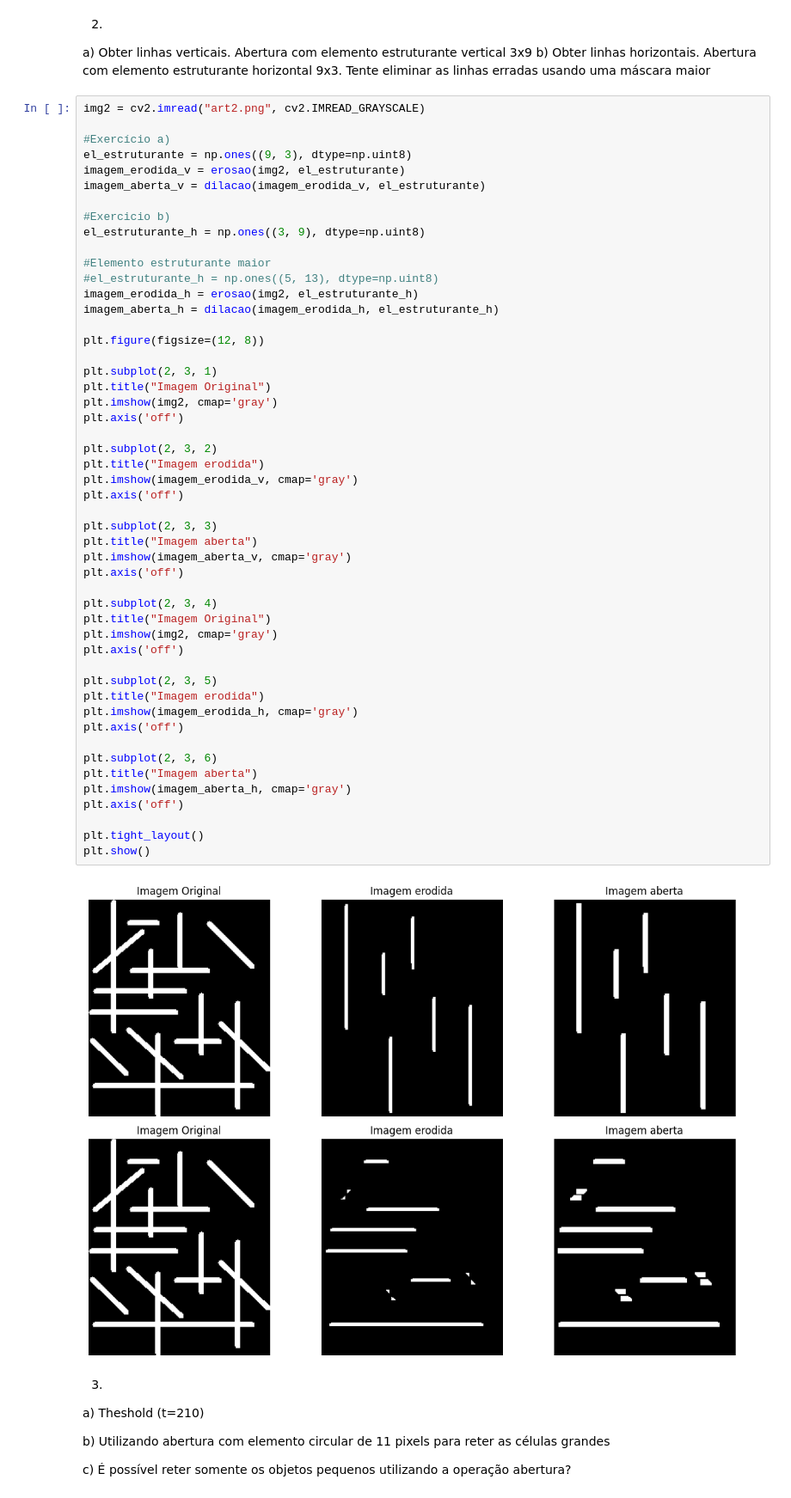
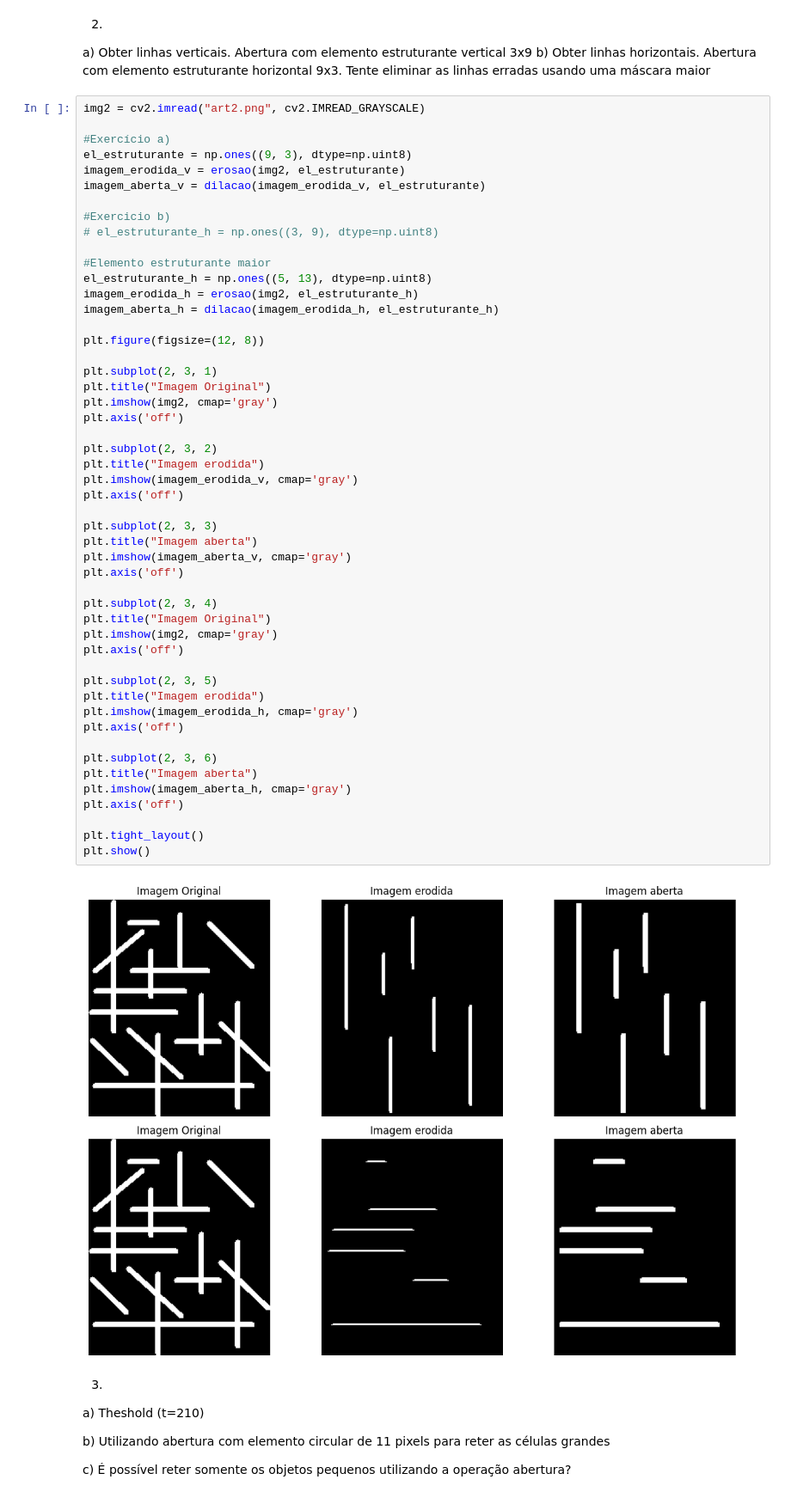
Before and after one commit to Gabrielcouto1/gbc216_t1_G02, a Jupyter notebook: Lab07 - Mathematical Morphology/lab07.ipynb, the cells around one changed output. Shown at 86% size. Cells and saved outputs as stored; diff of their text form.

```diff
--- a/Lab07 - Mathematical Morphology/lab07.ipynb
+++ b/Lab07 - Mathematical Morphology/lab07.ipynb
@@ -100,10 +93,10 @@ imagem_erodida_v = erosao(img2, el_estruturante)
 imagem_aberta_v = dilacao(imagem_erodida_v, el_estruturante)
 
 #Exercicio b)
-el_estruturante_h = np.ones((3, 9), dtype=np.uint8)
+# el_estruturante_h = np.ones((3, 9), dtype=np.uint8)
 
 #Elemento estruturante maior
-#el_estruturante_h = np.ones((5, 13), dtype=np.uint8)
+el_estruturante_h = np.ones((5, 13), dtype=np.uint8)
 imagem_erodida_h = erosao(img2, el_estruturante_h)
 imagem_aberta_h = dilacao(imagem_erodida_h, el_estruturante_h)
 
@@ -115,34 +108,34 @@ plt.imshow(img2, cmap='gray')
 plt.axis('off')
 
 plt.subplot(2, 3, 2)
 plt.title("Imagem erodida")
 plt.imshow(imagem_erodida_v, cmap='gray')
 plt.axis('off')
 
 plt.subplot(2, 3, 3)
 plt.title("Imagem aberta")
 plt.imshow(imagem_aberta_v, cmap='gray')
 plt.axis('off')
 
 plt.subplot(2, 3, 4)
 plt.title("Imagem Original")
 plt.imshow(img2, cmap='gray')
 plt.axis('off')
 
 plt.subplot(2, 3, 5)
 plt.title("Imagem erodida")
 plt.imshow(imagem_erodida_h, cmap='gray')
 plt.axis('off')
 
 plt.subplot(2, 3, 6)
 plt.title("Imagem aberta")
 plt.imshow(imagem_aberta_h, cmap='gray')
 plt.axis('off')
 
 plt.tight_layout()
 plt.show()
 # %% [output]
-[figure, old version]
+[figure, new version]
 # %% [markdown]
 3)
 
```
Also changed, not shown: parts of 2 cells of this notebook, 7 other files.
